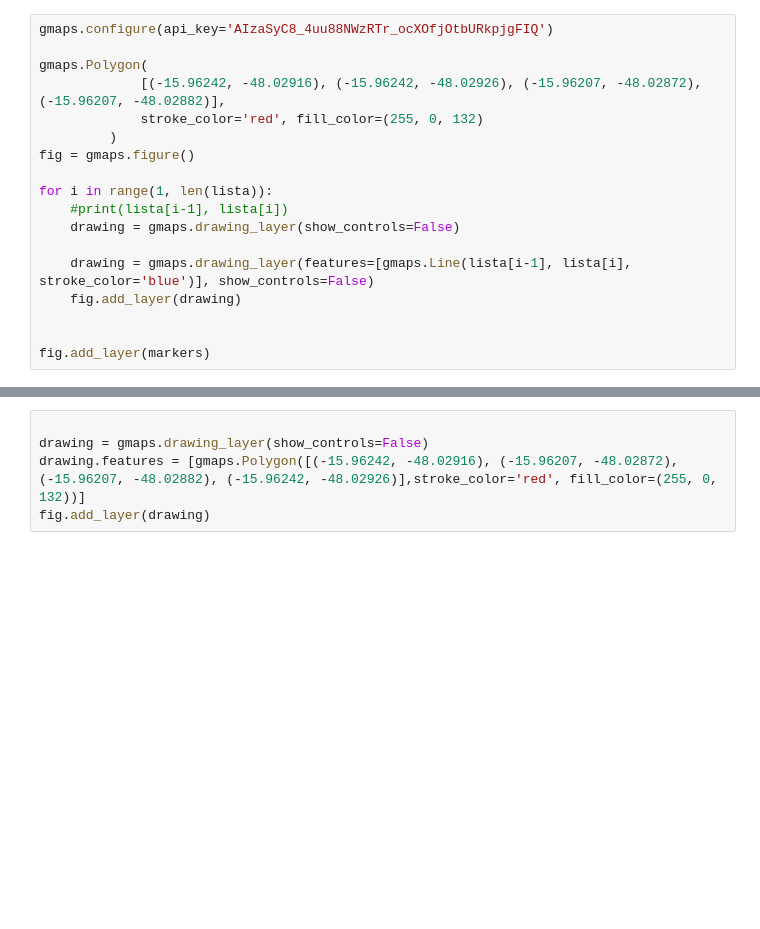
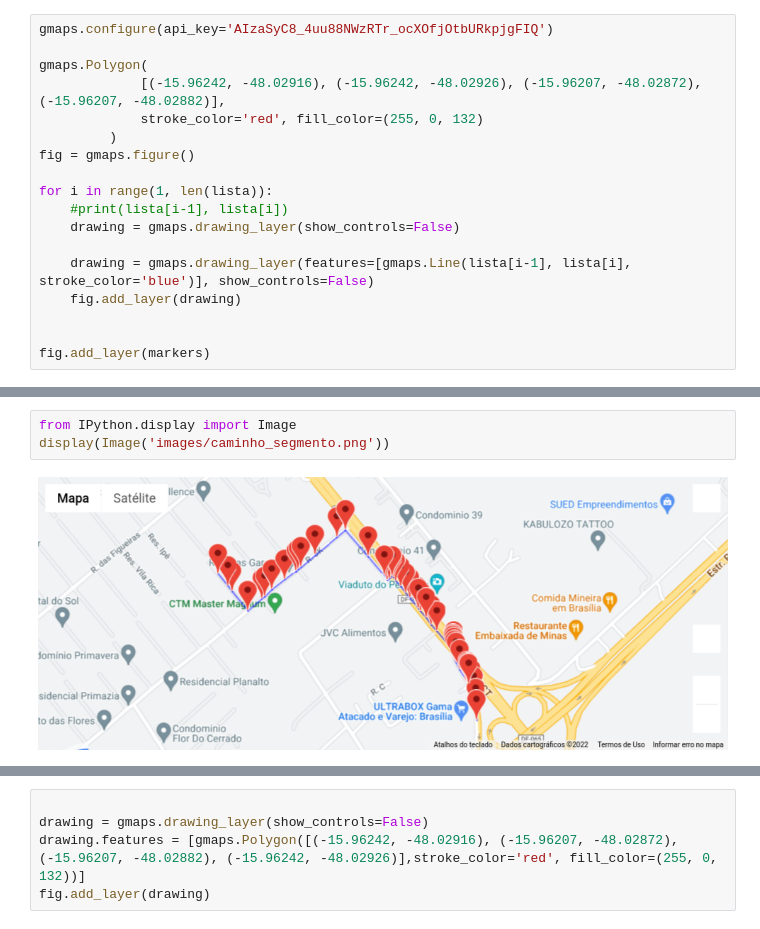
Before and after one commit to DoGuide-PI2/DoGuide-API, a Jupyter notebook: MaaS/notebook_maps.ipynb, the cells around one changed output, grey strips where cells are left out. Drawn from its saved outputs; the diff is of its cells as text; blank space fills up the shorter version.

```diff
--- a/MaaS/notebook_maps.ipynb
+++ b/MaaS/notebook_maps.ipynb
@@ -119,0 +120,5 @@ display(fig)
+# %%
+from IPython.display import Image
+display(Image('images/caminho_segmento.png'))
+# %% [output]
+[figure, added]
```
Also changed, not shown: parts of 10 cells of this notebook.
